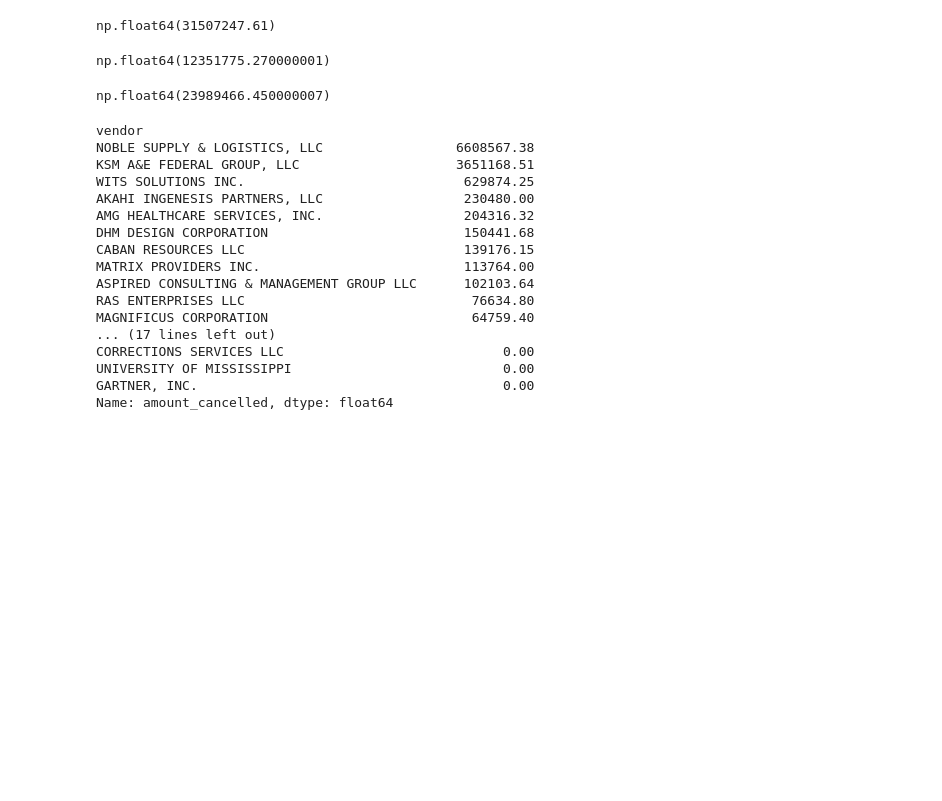
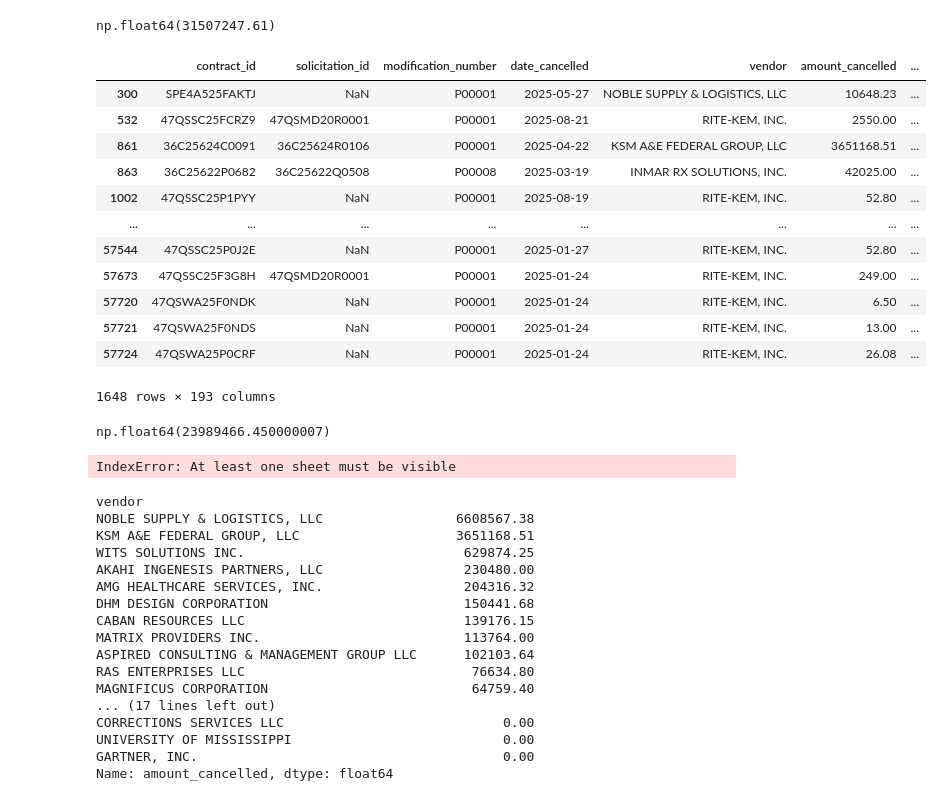
Before and after one commit to biglocalnews/sync-fed-contracts, a Jupyter notebook: cimar--scratch.ipynb, the cells around one changed output. Drawn from its saved outputs; the diff is of its cells as text; code cells hidden in the pictures; blank space fills up the shorter version.

```diff
--- a/cimar--scratch.ipynb
+++ b/cimar--scratch.ipynb
@@ -60,9 +72,21 @@ f[((f["performance_state"]=="LA")|(f["vendor_state"]=="LA"))&(f["date_cancelled"
 # %% [output]
 np.float64(31507247.61)
 # %%
-f[((f["performance_state"]=="MS")|(f["vendor_state"]=="MS"))&(f["date_cancelled"]>"2025-01-20")]["amount_cancelled"].sum()
+f[((f["performance_state"]=="MS")|(f["vendor_state"]=="MS"))&(f["date_cancelled"]>"2025-01-20")]
 # %% [output]
+|  | contract_id | solicitation_id | modification_number | date_cancelled | vendor | amount_cancelled | ... |
+| 300 | SPE4A525FAKTJ | NaN | P00001 | 2025-05-27 | NOBLE SUPPLY & LOGISTICS, LLC | 10648.23 | ... |
+| 532 | 47QSSC25FCRZ9 | 47QSMD20R0001 | P00001 | 2025-08-21 | RITE-KEM, INC. | 2550.00 | ... |
+| 861 | 36C25624C0091 | 36C25624R0106 | P00001 | 2025-04-22 | KSM A&E FEDERAL GROUP, LLC | 3651168.51 | ... |
+| 863 | 36C25622P0682 | 36C25622Q0508 | P00008 | 2025-03-19 | INMAR RX SOLUTIONS, INC. | 42025.00 | ... |
+| 1002 | 47QSSC25P1PYY | NaN | P00001 | 2025-08-19 | RITE-KEM, INC. | 52.80 | ... |
+| ... | ... | ... | ... | ... | ... | ... | ... |
+| 57544 | 47QSSC25P0J2E | NaN | P00001 | 2025-01-27 | RITE-KEM, INC. | 52.80 | ... |
+| 57673 | 47QSSC25F3G8H | 47QSMD20R0001 | P00001 | 2025-01-24 | RITE-KEM, INC. | 249.00 | ... |
+| 57720 | 47QSWA25F0NDK | NaN | P00001 | 2025-01-24 | RITE-KEM, INC. | 6.50 | ... |
+| 57721 | 47QSWA25F0NDS | NaN | P00001 | 2025-01-24 | RITE-KEM, INC. | 13.00 | ... |
+| 57724 | 47QSWA25P0CRF | NaN | P00001 | 2025-01-24 | RITE-KEM, INC. | 26.08 | ... |
-np.float64(12351775.270000001)
+1648 rows × 193 columns
 # %%
 la_perf_2025["amount_cancelled"].sum()
 # %% [output]
@@ -70,10 +94,10 @@ np.float64(23989466.450000007)
 # %%
 
 with pandas.ExcelWriter('data/la_ms.xlsx') as writer:
-    la_perf_2025.to_excel(writer, sheet_name='la_by_performance', index=False)
-    la_vend_2025.to_excel(writer, sheet_name='la_by_vendor', index=False)
-    ms_perf_2025.to_excel(writer, sheet_name="ms_by_performance", index=False)
-    ms_vend_2025.to_excel(writer, sheet_name="ms_by_vendor", index=False)
+    la_all_2025.to_excel(writer, sheet_name='la', index=False)
+    ms_all_2025.to_excel(writer, sheet_name='ms', index=False)
+# %% [output]
+IndexError: At least one sheet must be visible
 # %%
 ms_2025.groupby("vendor")["amount_cancelled"].sum().sort_values(ascending=False)
 # %% [output]
```
Also changed, not shown: parts of 3 cells of this notebook.
